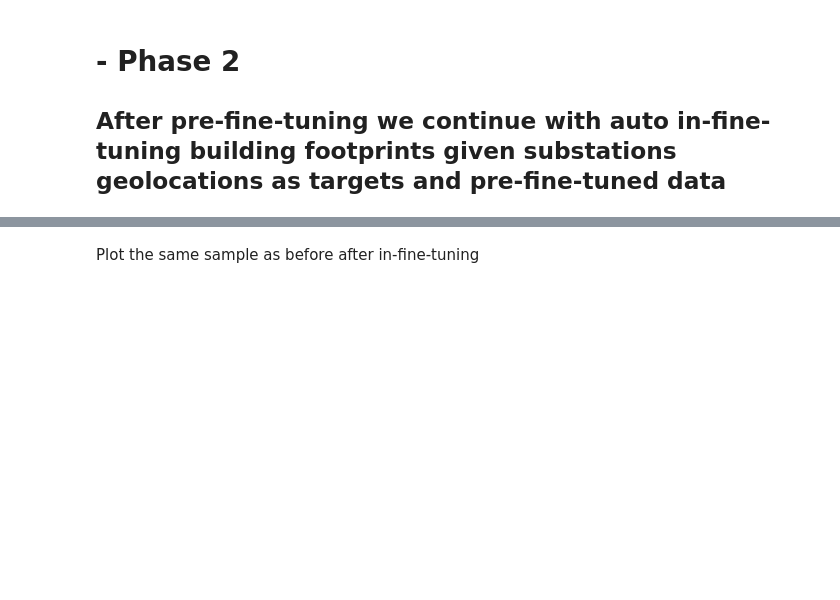
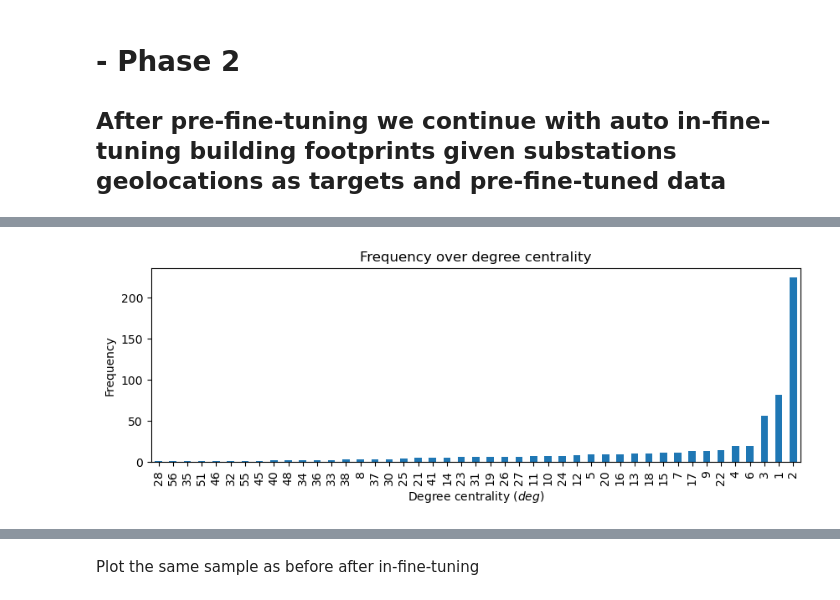
Before and after one commit to ciCciC/GeoGrids, a Jupyter notebook: notebooks/grid_reconstruction/compiling_footprint.ipynb, the cells around one changed output, grey strips where cells are left out. Saved outputs shown, nothing was run; the diff lists cells and outputs as text; code cells hidden in the pictures; blank space fills up the shorter version.

```diff
--- a/notebooks/grid_reconstruction/compiling_footprint.ipynb
+++ b/notebooks/grid_reconstruction/compiling_footprint.ipynb
@@ -223,2 +264,8 @@ def in_fine_tune_estimation(stations: gpd.GeoDataFrame, footprints: gpd.GeoDataF
+# %%
+compiled_footprints.degree.value_counts().sort_values().plot.bar(figsize=(10, 3),
+                                                                 title='Frequency over degree centrality',
+                                                                 xlabel="Degree centrality $(deg)$", ylabel="Frequency");
+# %% [output]
+[figure, added]
 # %%
 %%time
```
Also changed, not shown: parts of 44 cells of this notebook, 5 other files.
